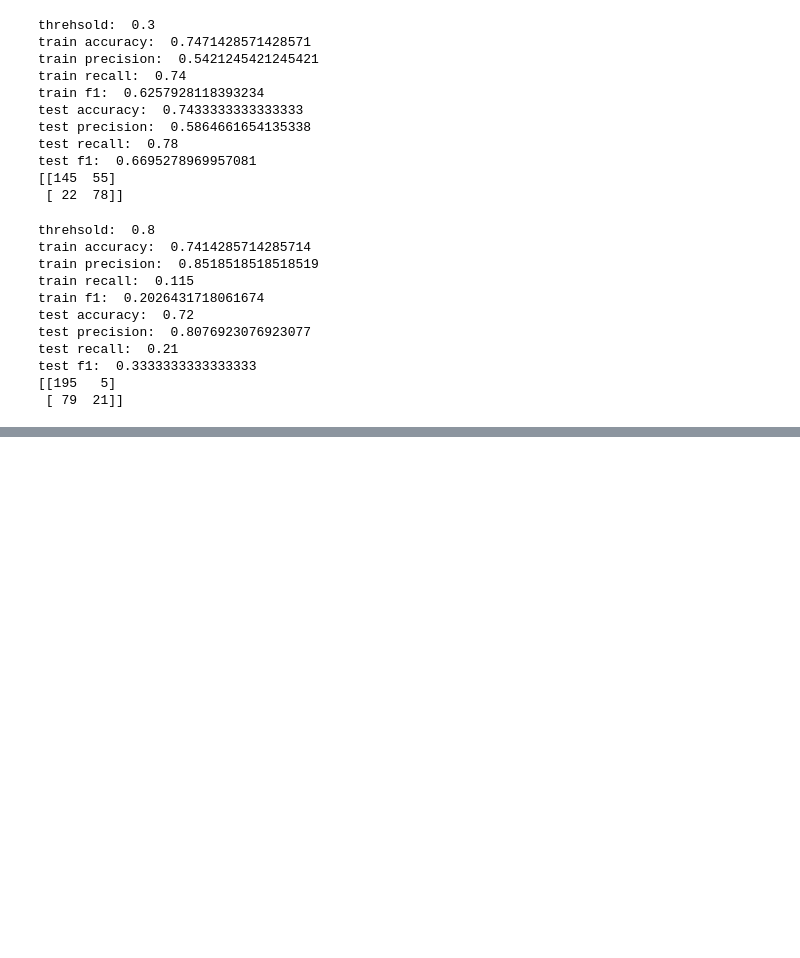
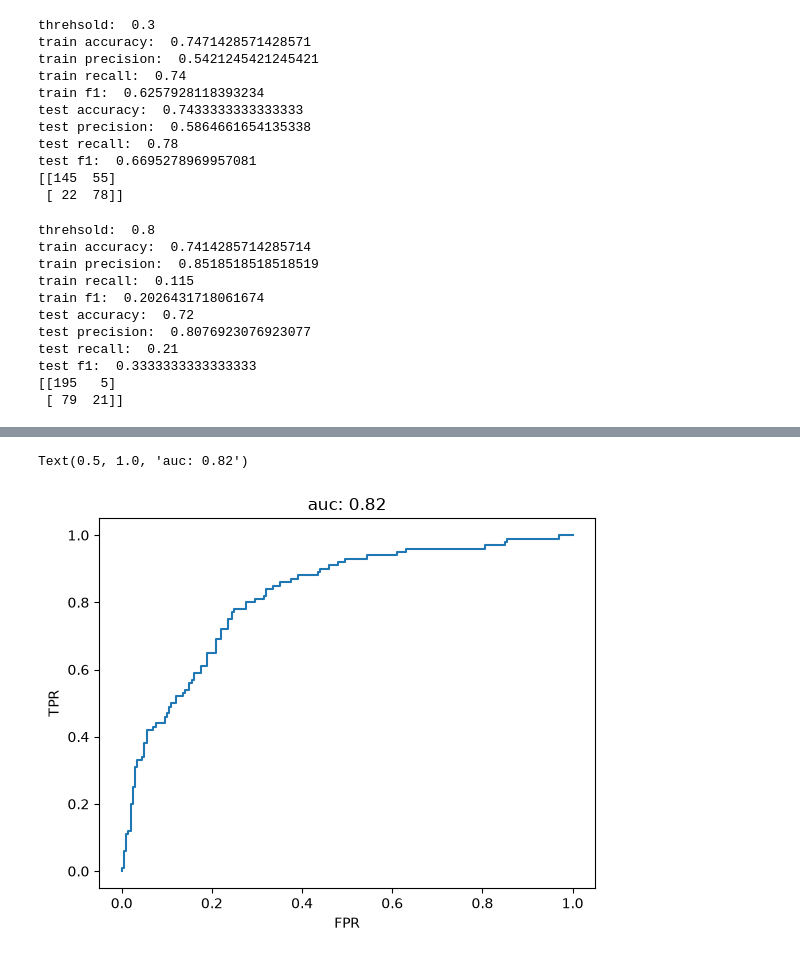
Before and after one commit to aioskill/genai2026, a Jupyter notebook: notebooks/ML/Classification.ipynb, the cells around one changed output, grey strips where cells are left out. Drawn from its saved outputs; the diff is of its cells as text; code cells hidden in the pictures; blank space fills up the shorter version.

```diff
--- a/notebooks/ML/Classification.ipynb
+++ b/notebooks/ML/Classification.ipynb
@@ -399,0 +468,12 @@ pd.Series(scores).plot.bar()
+# %%
+fpr, tpr, thresholds = metrics.roc_curve(y_test, y_test_prob)
+
+auc = metrics.auc(fpr, tpr)
+
+plt.plot(fpr, tpr)
+plt.xlabel("FPR")
+plt.ylabel("TPR")
+plt.title(f"auc: {auc:.2f}")
+# %% [output]
+Text(0.5, 1.0, 'auc: 0.82')
+[figure, added]
```
Also changed, not shown: parts of 13 cells of this notebook.
